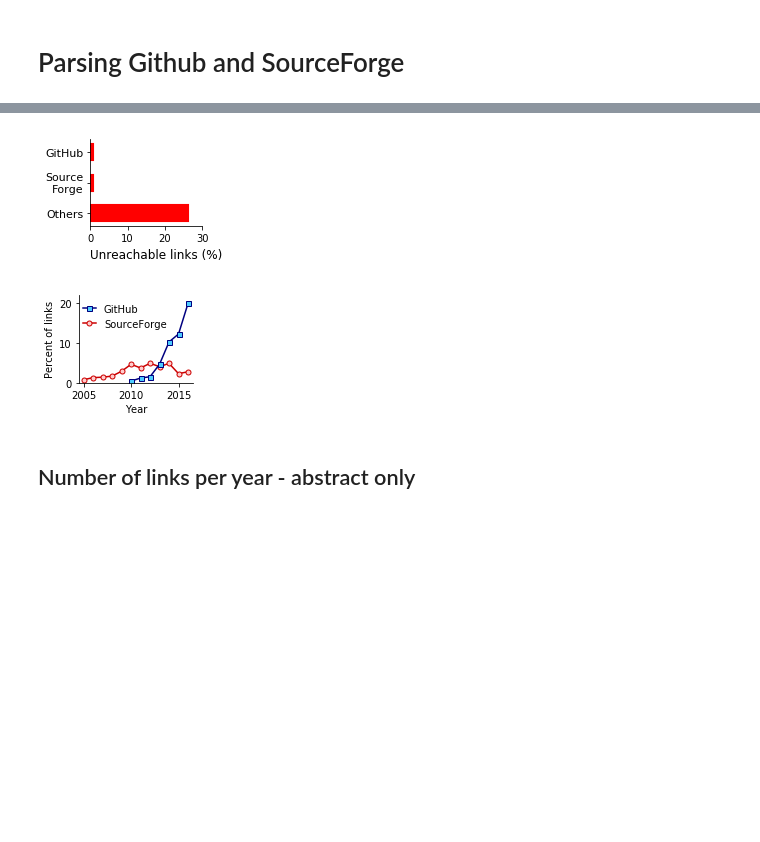
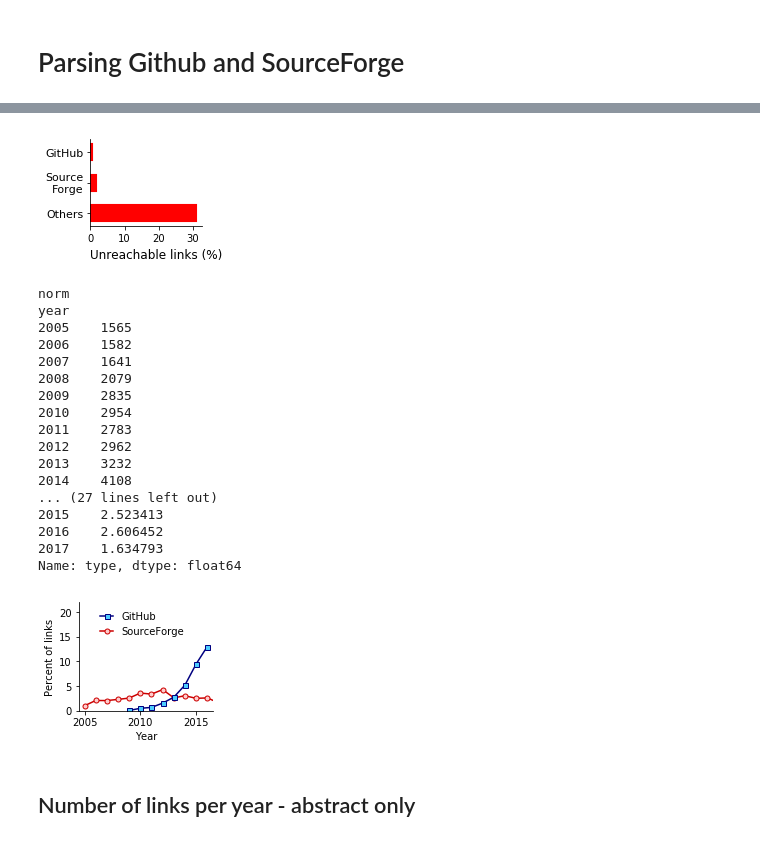
Before and after one commit to smangul1/good.software, a Jupyter notebook: analysis/Figure1.ipynb, the cells around one changed output, grey strips where cells are left out. Cells and saved outputs as stored; diff of their text form; code cells hidden in the pictures; blank space fills up the shorter version.

```diff
--- a/analysis/Figure1.ipynb
+++ b/analysis/Figure1.ipynb
@@ -598,9 +605,12 @@ find_github = lambda x: 'github.com' in x.link
 find_sourceforge = lambda x: ('sourceforge.net' in x.link) or ('.sf.net' in x.link)
 find_others = lambda x: ('github.com' not in x.link) and ('sourceforge.net' not in x.link) and ('.sf.net' not in x.link)
 
-uniqLabs_github = uniqueLinks_abs[ uniqueLinks_abs.apply(find_github, axis=1) ]
-uniqLabs_sourceforge = uniqueLinks_abs[ uniqueLinks_abs.apply(find_sourceforge, axis=1) ]
-uniqLabs_others = uniqueLinks_abs[ uniqueLinks_abs.apply(find_others, axis=1) ]
+# uniqLabs_github = uniqueLinks_abs[ uniqueLinks_abs.apply(find_github, axis=1) ]
+# uniqLabs_sourceforge = uniqueLinks_abs[ uniqueLinks_abs.apply(find_sourceforge, axis=1) ]
+# uniqLabs_others = uniqueLinks_abs[ uniqueLinks_abs.apply(find_others, axis=1) ]
+uniqLabs_github = uniqueLinks[ uniqueLinks.apply(find_github, axis=1) ]
+uniqLabs_sourceforge = uniqueLinks[ uniqueLinks.apply(find_sourceforge, axis=1) ]
+uniqLabs_others = uniqueLinks[ uniqueLinks.apply(find_others, axis=1) ]
 
 count_status(uniqLabs_github.status)
 count_status(uniqLabs_sourceforge.status)
@@ -652,7 +675,7 @@ pl.savefig('Figure_1_panels/Percent - github sourceforge.pdf')
 # %%
 f, ax = pl.subplots(1, 1, figsize=(2.,1.6))
 
-data_broken = np.array([0.08827085852478839, 0.004672897196261682,0])*100
+data_broken = np.array([0.13584734211721944, 0.013215859030837005,0])*100
 data_timeout = np.array([0.17623941958887546, 0.004672897196261682, 0.0084985835694051])*100
 
 data_unreachable = data_broken + data_timeout
@@ -670,47 +693,69 @@ ax.set_xticks( [0, 10, 20, 30] )
 ax.set_yticks( [0, 1, 2] )
 ax.set_yticklabels( ['Others', 'Source\nForge', 'GitHub'], rotation=0, fontsize=11 )
 
-pl.savefig('Figure_1_panels/Percent - github sourceforge_I.pdf')
+pl.savefig('1h.pdf',bbox_inches = "tight")
 # %% [output]
-[figure, old version]
+[figure, new version]
 # %%
-uniqLabs_github = uniqueLinks_abs[ uniqueLinks_abs.apply(find_github, axis=1) ]
+tseries_norm = uniqueLinks.groupby(['year']).agg('count').type
+tseries_GH = uniqLabs_github.groupby(['year']).agg('count').type[:-1]/tseries_norm[4:-1]*100
+years_gh = range(2009,2017)
+tseries_SF = uniqLabs_sourceforge.groupby(['year']).agg('count').type/tseries_norm[:]*100
+years_sf = range(2005,2018)
 
-tseries_norm = uniqueLinks_abs.groupby(['year']).agg('count').type
-tseries_GH = uniqLabs_github.groupby(['year']).agg('count').type[:-1]/tseries_norm[5:-1]*100
-years_gh = range(2010,2017)
-tseries_SF = uniqLabs_sourceforge.groupby(['year']).agg('count').type/tseries_norm[:-1]*100
-years_sf = range(2005,2017)
+print("norm")
+print(tseries_norm)
+print("github")
+print(tseries_GH)
+print("sf")
+print(tseries_SF)
 
 f, ax = pl.subplots( 1, 1, figsize=(2.4, 2.) )
+
 
 gh_color=(0.0,0.0,0.5)
 gh_incolor=(0.3,0.8,1.0)
 pl.plot( years_gh, tseries_GH, 's-', zorder=2,
             markersize=5, label='GitHub', color=gh_color,
             markeredgecolor=gh_color, markerfacecolor=gh_incolor )
 
 sf_color=(0.8,0.0,0.0)
 sf_incolor=(1.0,0.8,0.8)
 pl.plot( years_sf, tseries_SF, 'o-', zorder=1,
             markersize=5, label='SourceForge', color=sf_color,
             markeredgecolor=sf_color, markerfacecolor=sf_incolor )
 
 simpleaxis(ax)
 
 pl.ylabel('Percent of links')
 pl.ylim(0,22)
 ax.set_xticks([2005, 2010, 2015])
 
 pl.xlabel('Year')
 pl.xlim(2004.5,2016.5)
 
 pl.legend(bbox_to_anchor=(0.85,1.), frameon=False, handlelength=1.3, fontsize=10)
 
-pl.tight_layout()
-pl.savefig('Figure_1_panels/Total per year - github.pdf')
+pl.savefig('1g.pdf',bbox_inches = "tight")
 # %% [output]
+norm
+year
+2005    1565
+2006    1582
+2007    1641
+2008    2079
+2009    2835
+2010    2954
+2011    2783
+2012    2962
+2013    3232
+2014    4108
+... (27 lines left out)
+2015    2.523413
+2016    2.606452
+2017    1.634793
+Name: type, dtype: float64
-[figure, old version]
+[figure, new version]
 # %% [markdown]
 ## Number of links per year - abstract only
 # %%
```
Also changed, not shown: parts of 44 cells of this notebook, 20 other files.
